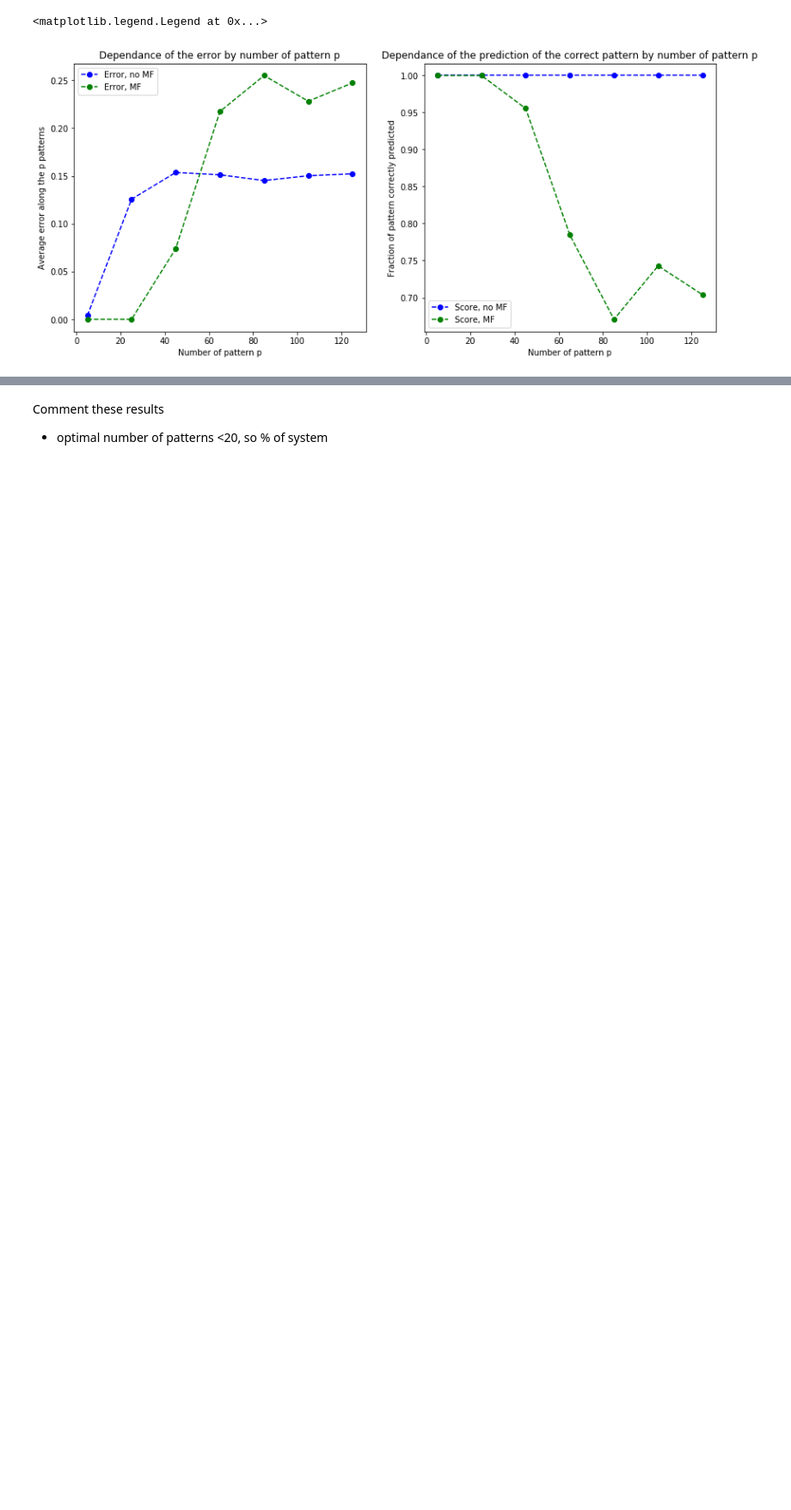
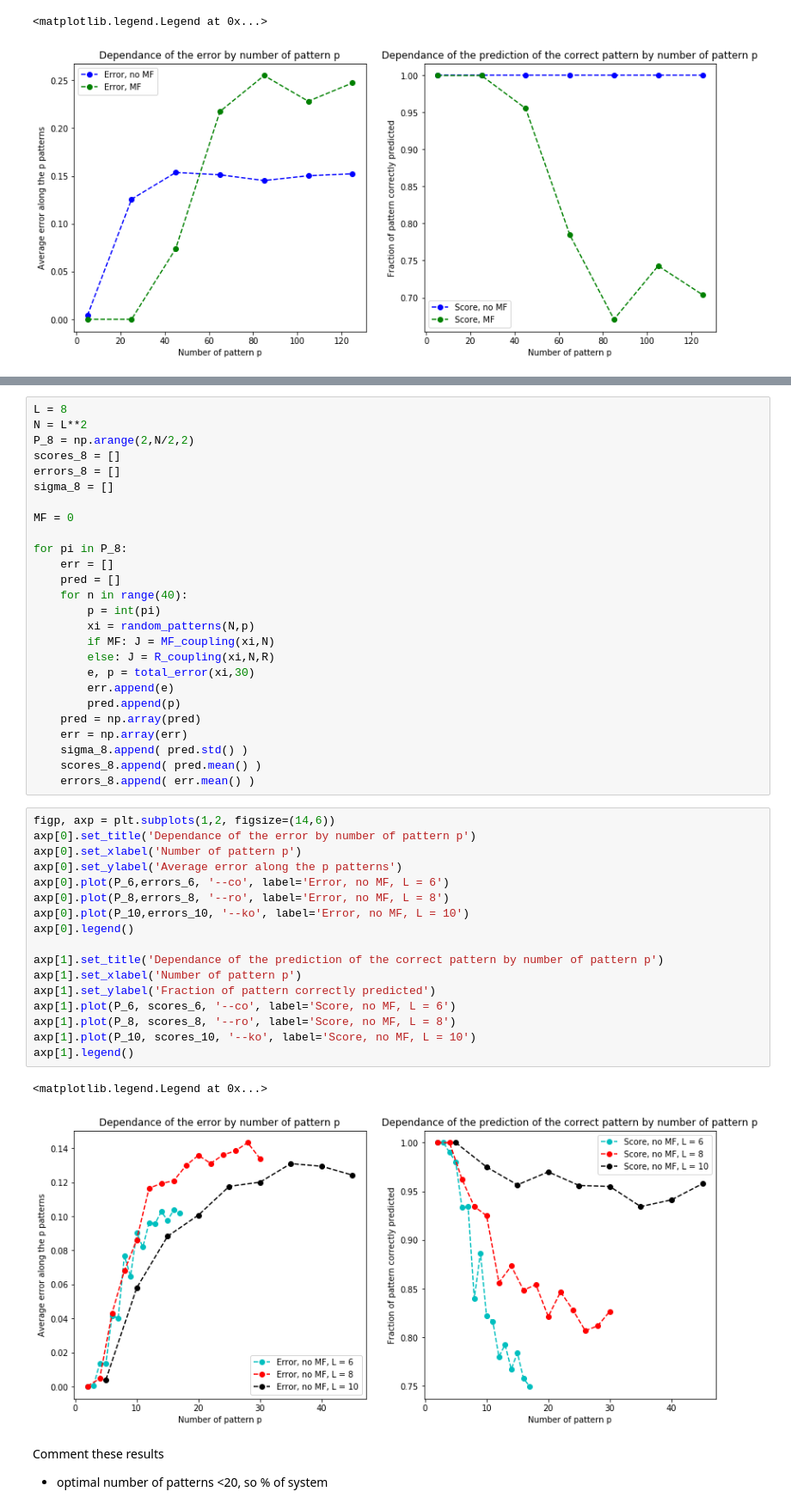
Before and after one commit to mballarin97/Hopfield-project, a Jupyter notebook: Deterministic stability.ipynb, the cells around one changed output, grey strips where cells are left out. Shown at 86% size. Cells and saved outputs as stored; diff of their text form; blank space fills up the shorter version.

Commit message:
Final notebook added, correction to stability

```diff
--- a/Deterministic stability.ipynb
+++ b/Deterministic stability.ipynb
@@ -275,3 +310,49 @@ axp[1].legend()
+# %%
+L = 8
+N = L**2
+P_8 = np.arange(2,N/2,2)
+scores_8 = []
+errors_8 = []
+sigma_8 = []
+
+MF = 0
+
+for pi in P_8:
+    err = []
+    pred = []
+    for n in range(40):
+        p = int(pi)
+        xi = random_patterns(N,p)
+        if MF: J = MF_coupling(xi,N)
+        else: J = R_coupling(xi,N,R)
+        e, p = total_error(xi,30)
+        err.append(e)
+        pred.append(p)
+    pred = np.array(pred)
+    err = np.array(err)
+    sigma_8.append( pred.std() )
+    scores_8.append( pred.mean() )
+    errors_8.append( err.mean() )
+# %%
+figp, axp = plt.subplots(1,2, figsize=(14,6))
+axp[0].set_title('Dependance of the error by number of pattern p')
+axp[0].set_xlabel('Number of pattern p')
+axp[0].set_ylabel('Average error along the p patterns')
+axp[0].plot(P_6,errors_6, '--co', label='Error, no MF, L = 6')
+axp[0].plot(P_8,errors_8, '--ro', label='Error, no MF, L = 8')
+axp[0].plot(P_10,errors_10, '--ko', label='Error, no MF, L = 10')
+axp[0].legend()
+
+axp[1].set_title('Dependance of the prediction of the correct pattern by number of pattern p')
+axp[1].set_xlabel('Number of pattern p')
+axp[1].set_ylabel('Fraction of pattern correctly predicted')
+axp[1].plot(P_6, scores_6, '--co', label='Score, no MF, L = 6')
+axp[1].plot(P_8, scores_8, '--ro', label='Score, no MF, L = 8')
+axp[1].plot(P_10, scores_10, '--ko', label='Score, no MF, L = 10')
+axp[1].legend()
+# %% [output]
+<matplotlib.legend.Legend at 0x...>
+[figure, added]
 # %% [markdown]
 Comment these results
 - optimal number of patterns <20, so % of system
```
Also changed, not shown: parts of 22 cells of this notebook, 4 other files.
